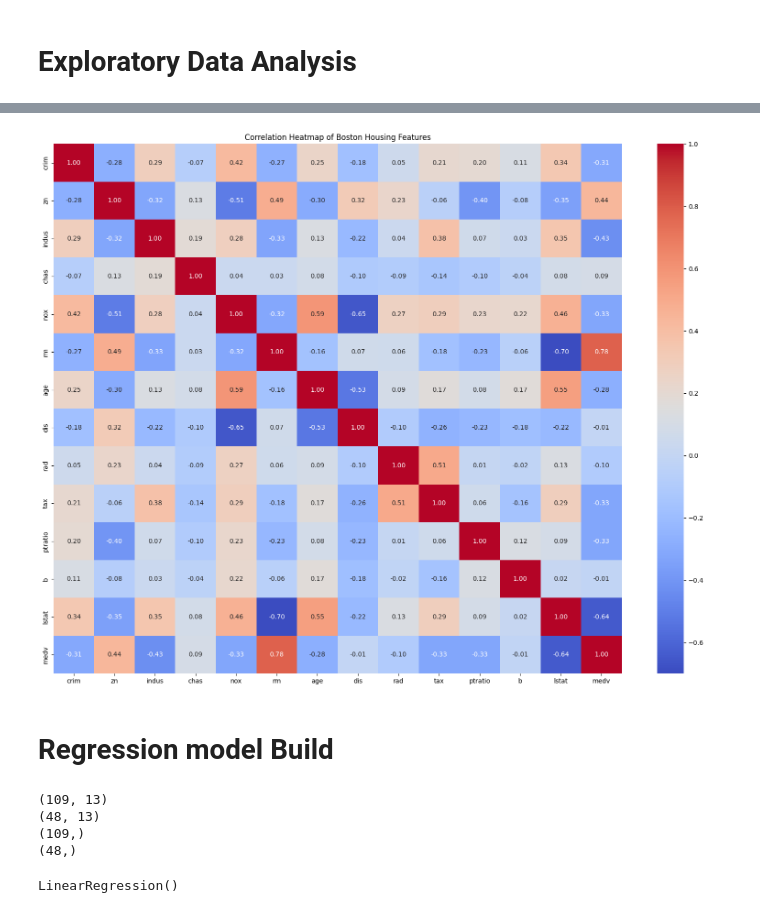
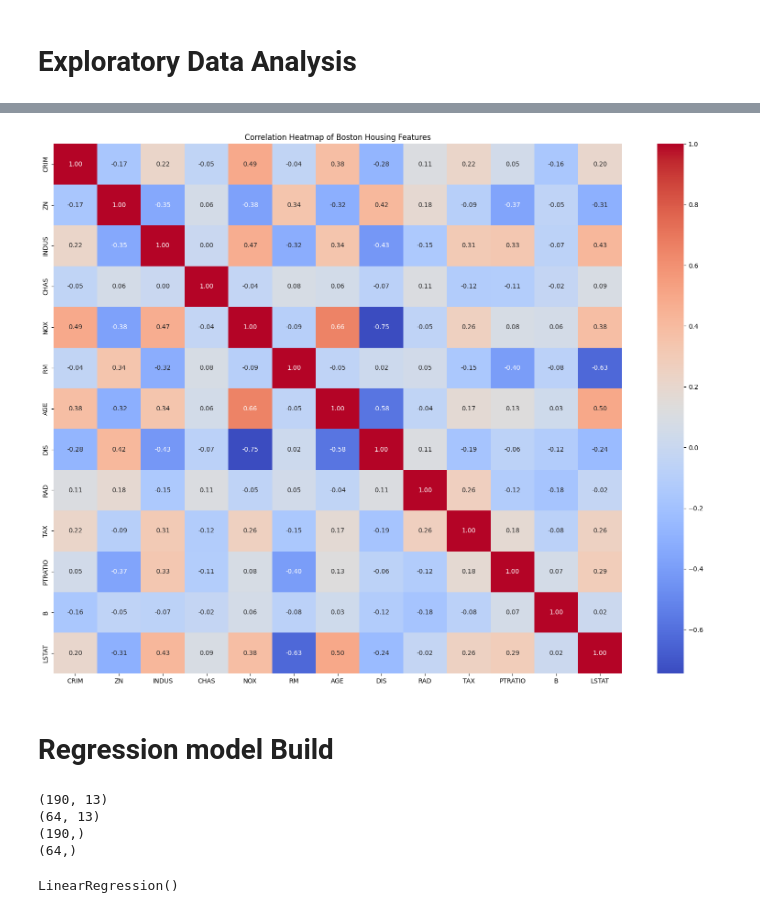
Before and after one commit to nishantab95/Boston_house_price_prediction_linear_regression_model, a Jupyter notebook: house-prediction-ml-model.ipynb, the cells around one changed output, grey strips where cells are left out. Drawn from its saved outputs; the diff is of its cells as text; code cells hidden in the pictures.

```diff
--- a/house-prediction-ml-model.ipynb
+++ b/house-prediction-ml-model.ipynb
@@ -163,0 +135,10 @@ for i in col_list:
+# %%
+n = 1
+plt.figure(figsize=(15, 15))
+for i in df.columns:
+  if n <= len(df.columns):
+    ax = plt.subplot(3, 5, n)
+    sns.histplot(x=df[i])
+  n += 1
+plt.tight_layout()
+plt.show()
@@ -163,0 +147,7 @@ for i in col_list:
+# %%
+df['CRIM'] = df['CRIM'].fillna(df['CRIM'].median())
+df['ZN'] = df['ZN'].fillna(df['ZN'].median())
+df['INDUS'] = df['INDUS'].fillna(df['INDUS'].mean())
+df['AGE'] = df['AGE'].fillna(df['AGE'].median())
+df['LSTAT'] = df['LSTAT'].fillna(df['LSTAT'].median())
+df['CHAS'] = df['CHAS'].fillna(0)
@@ -163,0 +173,10 @@ for i in col_list:
+# %%
+n = 1
+plt.figure(figsize=(15, 15))
+for i in df.drop(columns='MEDV').columns:
+  if n <= len(df.columns):
+    ax = plt.subplot(3, 5, n)
+    sns.boxplot(x=df[i])
+  n += 1
+plt.tight_layout()
+plt.show()
@@ -164,8 +185,8 @@ for i in col_list:
 # %%
-for i in col_list:
-    if i == 'medv':
+for i in df.columns:
+    if i == 'MEDV':
         continue
-    if i == 'chas':
+    if i == 'CHAS':
         continue
     Q1 = df[i].quantile(0.25)
     Q3 = df[i].quantile(0.75)
@@ -276,12 +228,12 @@ for i in pairs:
 # %%
 plt.figure(figsize=(20, 15))
-corr_matrix = df[col_list].corr()
+corr_matrix = df.drop(columns=['MEDV']).corr()
 
 sns.heatmap(corr_matrix, annot=True, fmt=".2f", cmap="coolwarm")
 plt.title("Correlation Heatmap of Boston Housing Features")
 plt.show()
 # %% [output]
-[figure, old version]
+[figure, new version]
 # %% [markdown]
 # Regression model Build
 # %%
@@ -296,12 +248,12 @@ y = df['medv']
 # %%
 # train and test spliting
-x_train, x_test, y_train, y_test = train_test_split(x, y, test_size=0.3, random_state= 5)
+x_train, x_test, y_train, y_test = train_test_split(x, y, test_size=0.25, random_state= 42)
 print(x_train.shape)
 print(x_test.shape)
 print(y_train.shape)
 print(y_test.shape)
 # %% [output]
-(109, 13)
-(48, 13)
-(109,)
-(48,)
+(190, 13)
+(64, 13)
+(190,)
+(64,)
```
Also changed, not shown: parts of 52 cells of this notebook.
